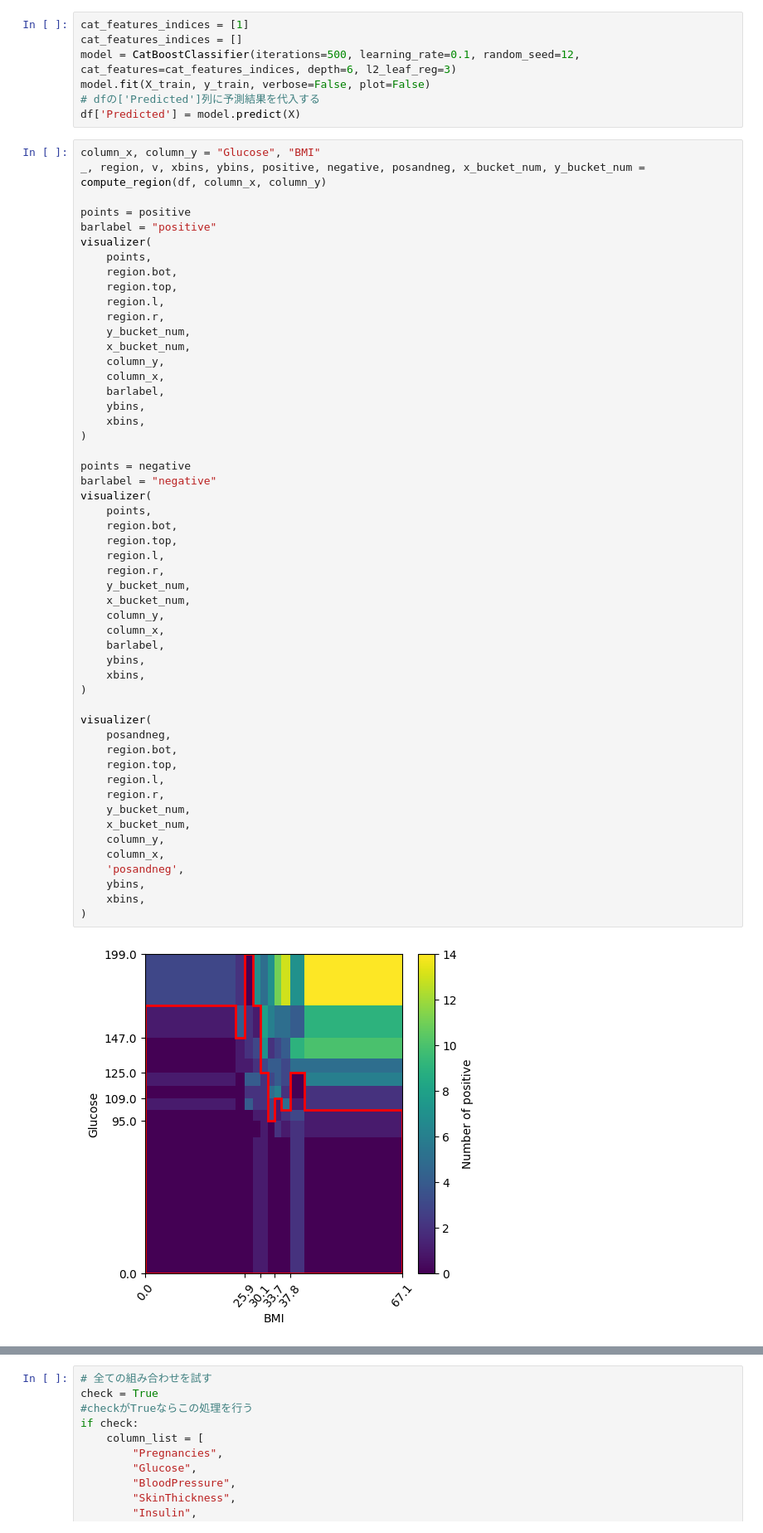
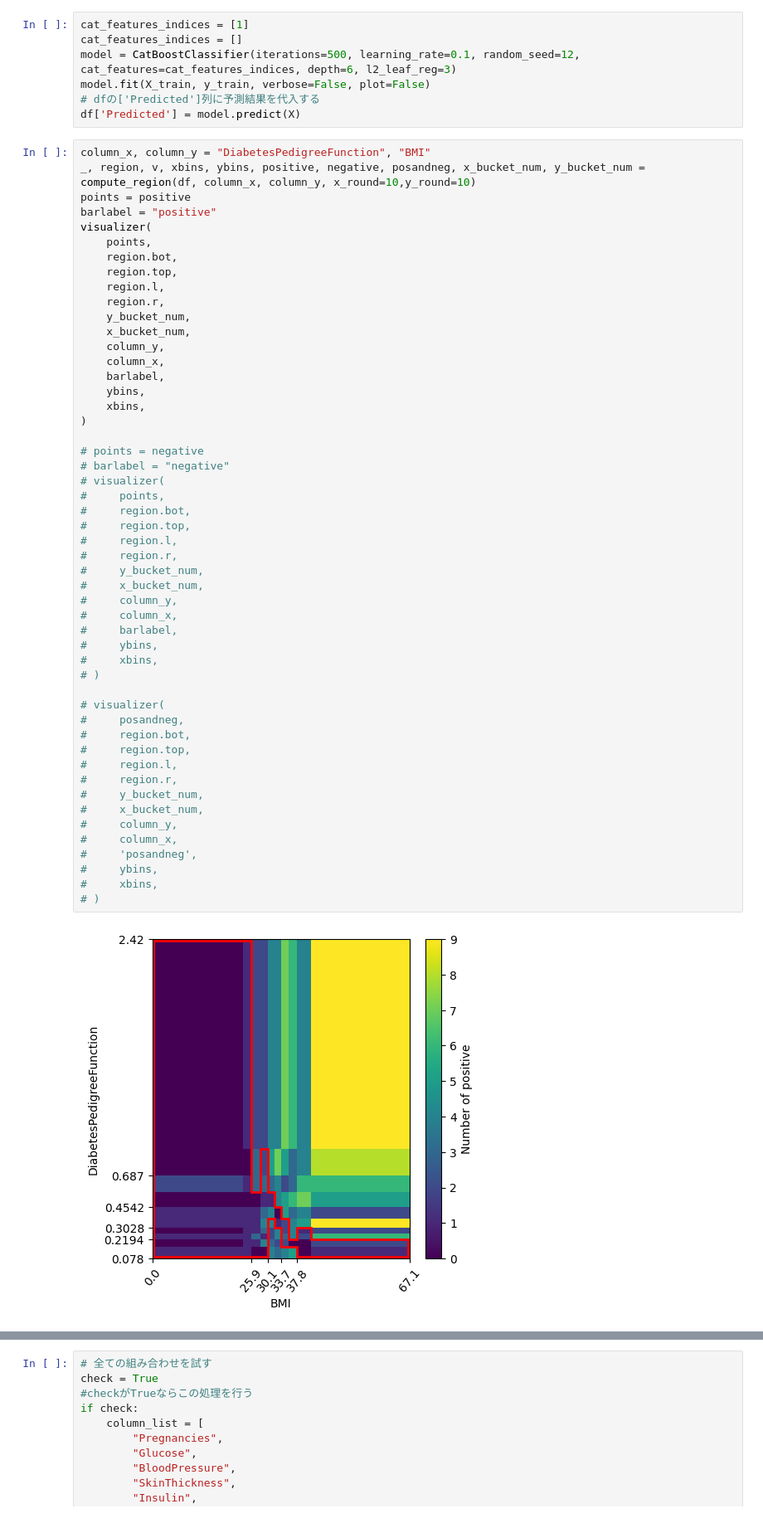
Before and after one commit to inatoihs/opt_entropy_rule, a Jupyter notebook: diabetes_experiment.ipynb, the cells around one changed output, grey strips where cells are left out. Shown: that part at 83% size. Drawn from its saved outputs; the diff is of its cells as text.

```diff
--- a/diabetes_experiment.ipynb
+++ b/diabetes_experiment.ipynb
@@ -23,56 +24,55 @@ model.fit(X_train, y_train, verbose=False, plot=False)
 # dfの['Predicted']列に予測結果を代入する
 df['Predicted'] = model.predict(X)
 # %%
-column_x, column_y = "Glucose", "BMI"
-_, region, v, xbins, ybins, positive, negative, posandneg, x_bucket_num, y_bucket_num = compute_region(df, column_x, column_y)
-
+column_x, column_y = "DiabetesPedigreeFunction", "BMI"
+_, region, v, xbins, ybins, positive, negative, posandneg, x_bucket_num, y_bucket_num = compute_region(df, column_x, column_y, x_round=10,y_round=10)
 points = positive
 barlabel = "positive"
 visualizer(
     points,
     region.bot,
     region.top,
     region.l,
     region.r,
     y_bucket_num,
     x_bucket_num,
     column_y,
     column_x,
     barlabel,
     ybins,
     xbins,
 )
 
-points = negative
-barlabel = "negative"
-visualizer(
-    points,
-    region.bot,
-    region.top,
-    region.l,
-    region.r,
-    y_bucket_num,
-    x_bucket_num,
-    column_y,
-    column_x,
-    barlabel,
-    ybins,
-    xbins,
-)
+# points = negative
+# barlabel = "negative"
+# visualizer(
+#     points,
+#     region.bot,
+#     region.top,
+#     region.l,
+#     region.r,
+#     y_bucket_num,
+#     x_bucket_num,
+#     column_y,
+#     column_x,
+#     barlabel,
+#     ybins,
+#     xbins,
+# )
 
-visualizer(
-    posandneg,
-    region.bot,
-    region.top,
-    region.l,
-    region.r,
-    y_bucket_num,
-    x_bucket_num,
-    column_y,
-    column_x,
-    'posandneg',
-    ybins,
-    xbins,
-)
+# visualizer(
+#     posandneg,
+#     region.bot,
+#     region.top,
+#     region.l,
+#     region.r,
+#     y_bucket_num,
+#     x_bucket_num,
+#     column_y,
+#     column_x,
+#     'posandneg',
+#     ybins,
+#     xbins,
+# )
 # %% [output]
-[figure, old version]
+[figure, new version]
```
Also changed, not shown: parts of 9 cells of this notebook.
